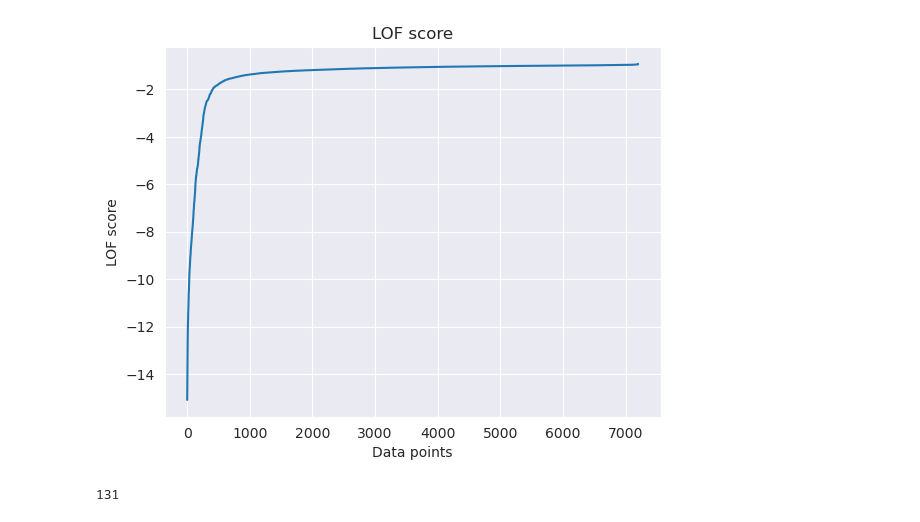
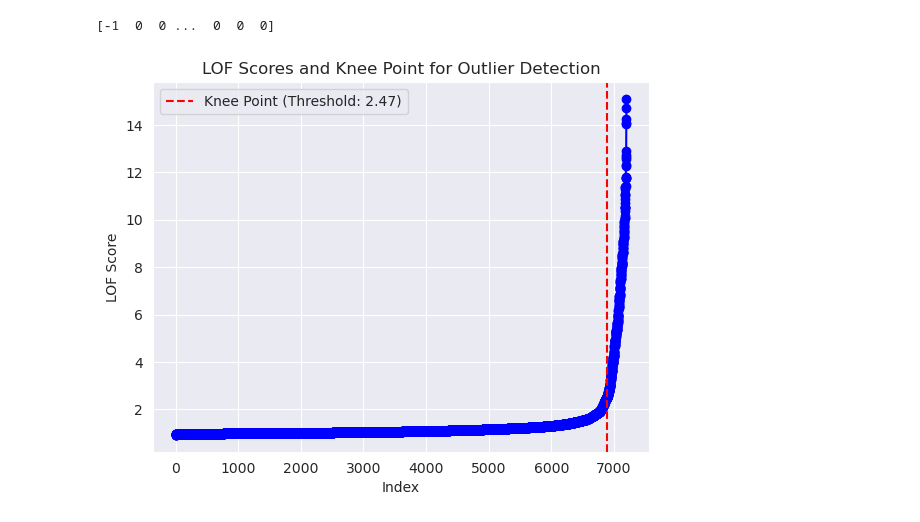
Before and after one commit to arcticronin/anomaly_detection, a Jupyter notebook: lof.ipynb, the cells around one changed output. Drawn from its saved outputs; the diff is of its cells as text; code cells hidden in the pictures.

```diff
--- a/lof.ipynb
+++ b/lof.ipynb
@@ -21,29 +21,0 @@ df = preprocessing.load_dataset()
-# %%
-# Apply the algorithm
-
-# set the number of neighbors
-n_neighbors = 15
-# initialize the model
-lof = LocalOutlierFactor(n_neighbors=n_neighbors, contamination='auto')
-# fit the model
-lof.fit(df)
-# compute the LOF scores
-
-lof_scores = lof.negative_outlier_factor_ ## are scores or distances
-
-predictions = lof.fit_predict(df)
-# sort the LOF scores
-lof_scores_sorted = np.sort(lof_scores)
-# plot the LOF scores
-#plt.plot(lof_scores)
-plt.plot(lof_scores_sorted)
-plt.xlabel('Data points')
-plt.ylabel('LOF score')
-plt.title('LOF score')
-plt.show()
-# %% [output]
-[figure, removed]
-# %%
-np.sum(lof_scores < -6)
-# %% [output]
-131
@@ -52 +22,43 @@ outlier_indices = np.array([0 if i ==False else -1 for i in -1 * (lof_scores < -
+# %%
+# Load the dataset
+df = preprocessing.load_dataset()
+
+# Set the number of neighbors
+n_neighbors = 15
+
+# Initialize the model
+lof = LocalOutlierFactor(n_neighbors=n_neighbors, contamination='auto')
+
+# Fit the model
+lof.fit(df)
+
+# Compute the LOF scores
+lof_scores = -lof.negative_outlier_factor_
+
+# Use the knee method to find the optimal threshold
+kn = KneeLocator(range(len(lof_scores)),
+                 np.sort(lof_scores),
+                 curve='convex',
+                 direction='increasing')
+optimal_threshold = np.sort(lof_scores)[kn.knee]
+
+# Predict outliers
+predictions = lof.fit_predict(df)
+outlier_indices = np.where(lof_scores > optimal_threshold, -1, 0)
+
+# Return outlier indices
+print(outlier_indices)
+
+# Optionally, visualize the knee point and threshold
+plt.figure()
+plt.plot(range(len(lof_scores)), np.sort(lof_scores), marker='o', linestyle='-', color='b')
+plt.axvline(x=kn.knee, color='r', linestyle='--', label=f'Knee Point (Threshold: {optimal_threshold:.2f})')
+plt.xlabel('Index')
+plt.ylabel('LOF Score')
+plt.title('LOF Scores and Knee Point for Outlier Detection')
+plt.legend()
+plt.show()
+# %% [output]
+[-1  0  0 ...  0  0  0]
+[figure, added]
 # %%
```
Also changed, not shown: parts of 6 cells of this notebook, 4 other files.
